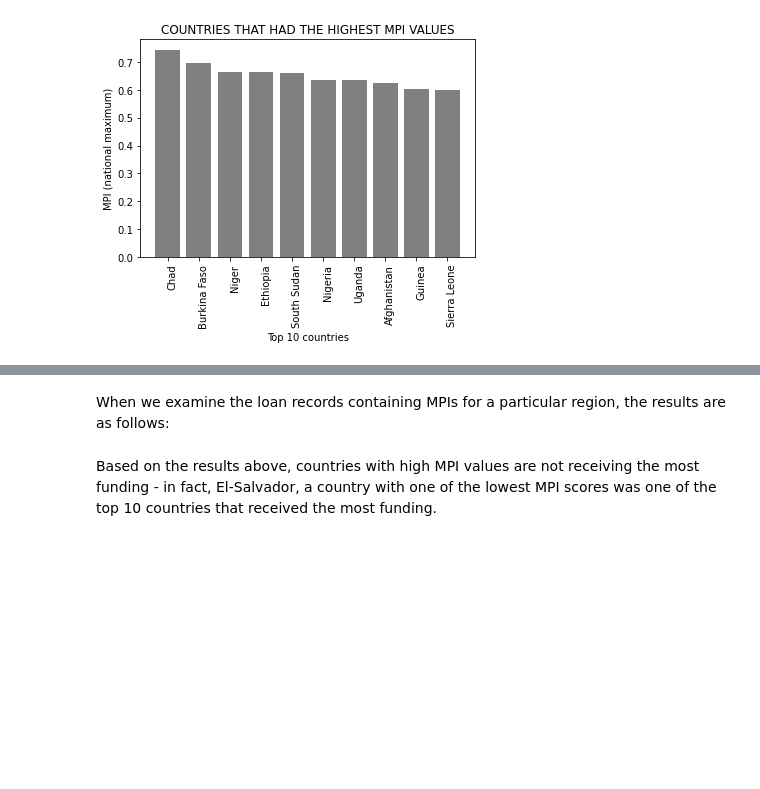
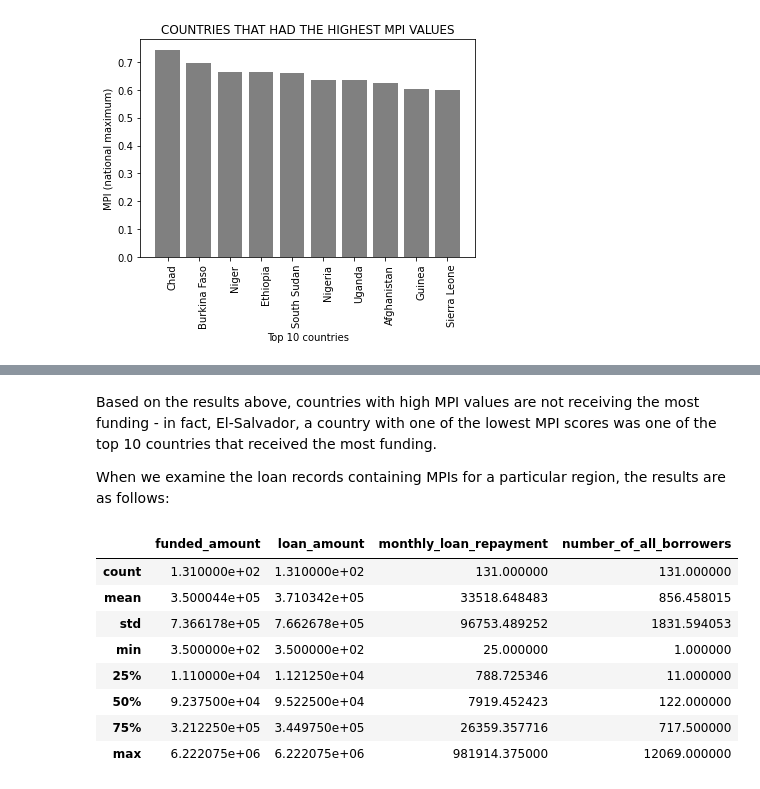
Before and after one commit to masterpython4ds/assignment-1-CeeThinwa, a Jupyter notebook: KIVA Analysis.ipynb, the cells around one changed output, grey strips where cells are left out. Drawn from its saved outputs; the diff is of its cells as text; code cells hidden in the pictures; blank space fills up the shorter version.

```diff
--- a/KIVA Analysis.ipynb
+++ b/KIVA Analysis.ipynb
@@ -1226,4 +1212,26 @@ plt.show()
-# %% [markdown]
-When we examine the loan records containing MPIs for a particular region, the results are as follows:
 # %% [markdown]
 Based on the results above, countries with high MPI values are not receiving the most funding - in fact, El-Salvador, a country with one of the lowest MPI scores was one of the top 10 countries that received the most funding.
+
+When we examine the loan records containing MPIs for a particular region, the results are as follows:
+# %%
+region_data = loan_data_copy[loan_data_copy['region'].isin(location_data['region']) == True]
+region_data = region_data.copy()
+
+tab10 = pd.pivot_table(region_data, values=['funded_amount', 'loan_amount',
+                                            'number_of_all_borrowers', 'monthly_loan_repayment'],
+                       index=['region'], aggfunc='sum')
+
+# make some index entries into columns
+tab10 = tab10.reset_index(level=['region'])
+
+tab10.describe()
+# %% [output]
+|  | funded_amount | loan_amount | monthly_loan_repayment | number_of_all_borrowers |
+| count | 1.310000e+02 | 1.310000e+02 | 131.000000 | 131.000000 |
+| mean | 3.500044e+05 | 3.710342e+05 | 33518.648483 | 856.458015 |
+| std | 7.366178e+05 | 7.662678e+05 | 96753.489252 | 1831.594053 |
+| min | 3.500000e+02 | 3.500000e+02 | 25.000000 | 1.000000 |
+| 25% | 1.110000e+04 | 1.121250e+04 | 788.725346 | 11.000000 |
+| 50% | 9.237500e+04 | 9.522500e+04 | 7919.452423 | 122.000000 |
+| 75% | 3.212250e+05 | 3.449750e+05 | 26359.357716 | 717.500000 |
+| max | 6.222075e+06 | 6.222075e+06 | 981914.375000 | 12069.000000 |
```
Also changed, not shown: parts of 12 cells of this notebook.
